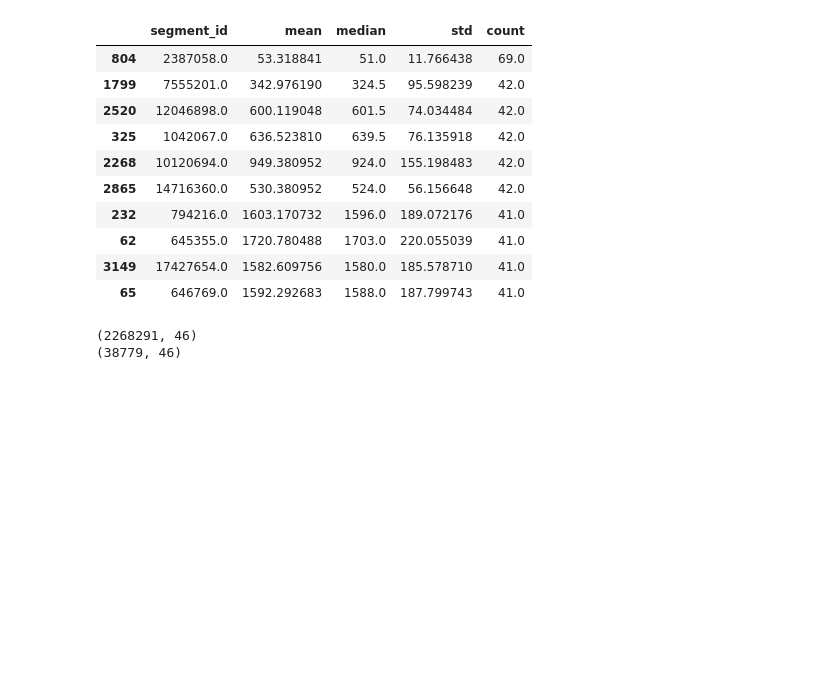
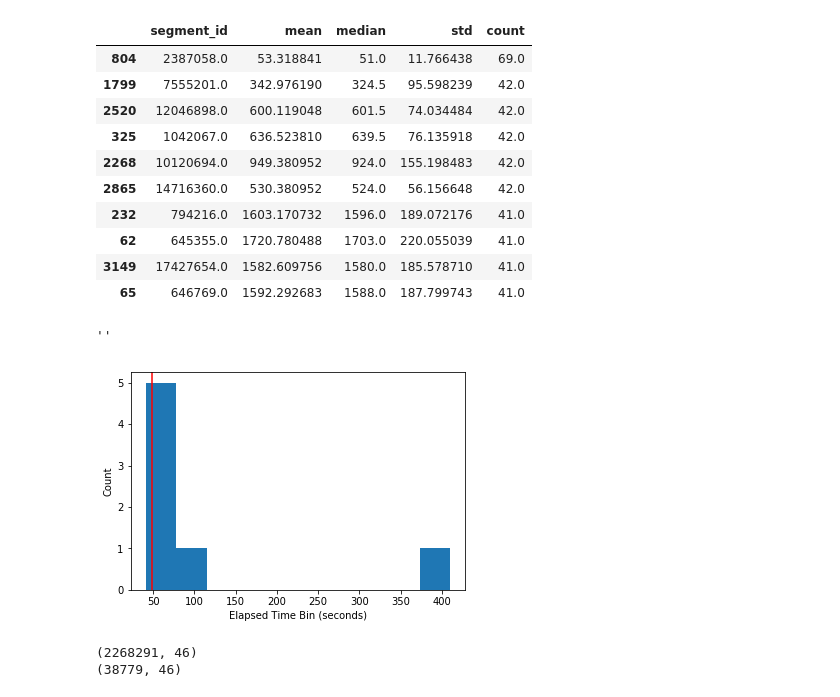
Before and after one commit to scottfeldmanpeabody/strava, a Jupyter notebook: notebooks/modeling_segment_times.ipynb, the cells around one changed output. Drawn from its saved outputs; the diff is of its cells as text; code cells hidden in the pictures; blank space fills up the shorter version.

```diff
--- a/notebooks/modeling_segment_times.ipynb
+++ b/notebooks/modeling_segment_times.ipynb
@@ -306,6 +322,22 @@ k_stats_df.sort_values('count', ascending=False).head(10)
 | 62 | 645355.0 | 1720.780488 | 1703.0 | 220.055039 | 41.0 |
 | 3149 | 17427654.0 | 1582.609756 | 1580.0 | 185.578710 | 41.0 |
 | 65 | 646769.0 | 1592.292683 | 1588.0 | 187.799743 | 41.0 |
+# %%
+data1 = s_eff_df[s_eff_df.segment_id == 2387058.0].elapsed_time
+data2 = k_eff_df[k_eff_df.segment_id == 2387058.0].elapsed_time
+#name = k_eff_df[k_eff_df.segment_id == 746].name[0]
+
+fig, ax = plt.subplots(1,1)
+
+ax.hist(data1, bins = 10)
+ax.axvline(np.median(data1), color = 'red')
+ax.set_xlabel('Elapsed Time Bin (seconds)')
+ax.set_ylabel('Count')
+#ax.set_title('Segment: {}'.format(name))
+;
+# %% [output]
+''
+[figure, added]
 # %%
 s_vs_k = pd.merge(efforts_df, k_stats_df, on = 'segment_id', how = 'inner')
 s_vs_k = pd.merge(s_vs_k, s_stats_df, on = 'segment_id', how = 'inner', suffixes=('_k', '_s'))
```
Also changed, not shown: parts of 23 cells of this notebook, 4 other files.
